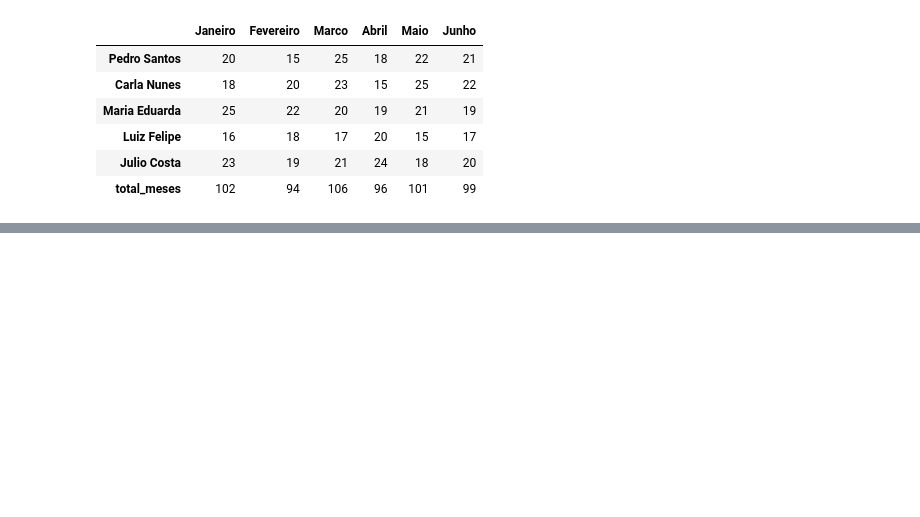
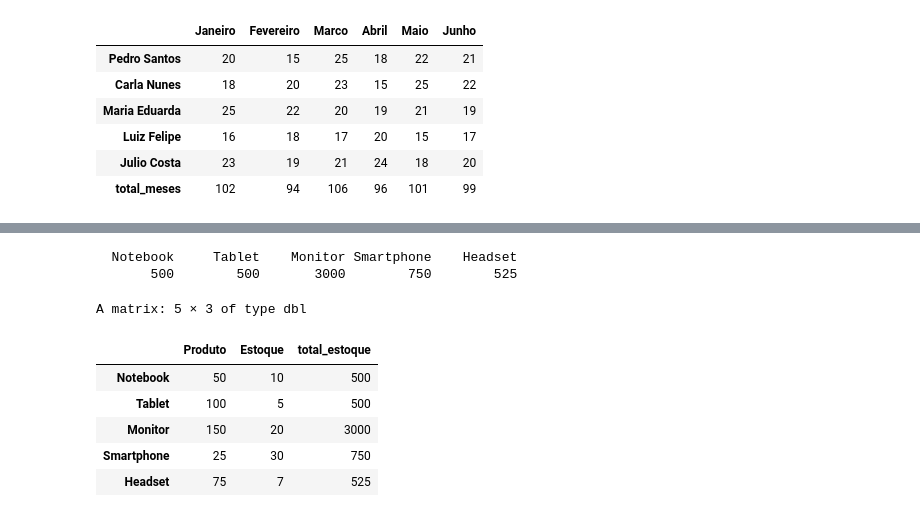
Before and after one commit to janainacazuza/Code, a Jupyter notebook: R/Courses/DS_with_R/01_knowing_R.ipynb, the cells around one changed output, grey strips where cells are left out. Saved outputs shown, nothing was run; the diff lists cells and outputs as text; code cells hidden in the pictures; blank space fills up the shorter version.

```diff
--- a/R/Courses/DS_with_R/01_knowing_R.ipynb
+++ b/R/Courses/DS_with_R/01_knowing_R.ipynb
@@ -138,0 +141,13 @@ A matrix: 6 × 6 of type dbl
+# %%
+preco <- c(50, 100, 150, 25, 75)
+
+qtd_estoque <- c(10, 5, 20, 30, 7)
+
+preco_estoque <- c(preco, qtd_estoque)
+
+matriz_estoque <- matrix(preco_estoque, ncol = 2)
+
+rownames(matriz_estoque) <- c('Notebook', 'Tablet', 'Monitor', 'Smartphone', 'Headset') # nolint: line_length_linter.
+colnames(matriz_estoque) <- c('Produto', 'Estoque')
+
+matriz_estoque
@@ -138,0 +171,18 @@ A matrix: 6 × 6 of type dbl
+# %%
+total_estoque <- matriz_estoque[, 1] * matriz_estoque[, 2]
+total_estoque
+# %% [output]
+  Notebook     Tablet    Monitor Smartphone    Headset
+       500        500       3000        750        525
+# %%
+matriz_estoque <- cbind(matriz_estoque, total_estoque)
+
+matriz_estoque
+# %% [output]
+A matrix: 5 × 3 of type dbl
+|  | Produto | Estoque | total_estoque |
+| Notebook | 50 | 10 | 500 |
+| Tablet | 100 | 5 | 500 |
+| Monitor | 150 | 20 | 3000 |
+| Smartphone | 25 | 30 | 750 |
+| Headset | 75 | 7 | 525 |
```
Also changed, not shown: parts of 32 cells of this notebook, 12 other files.
